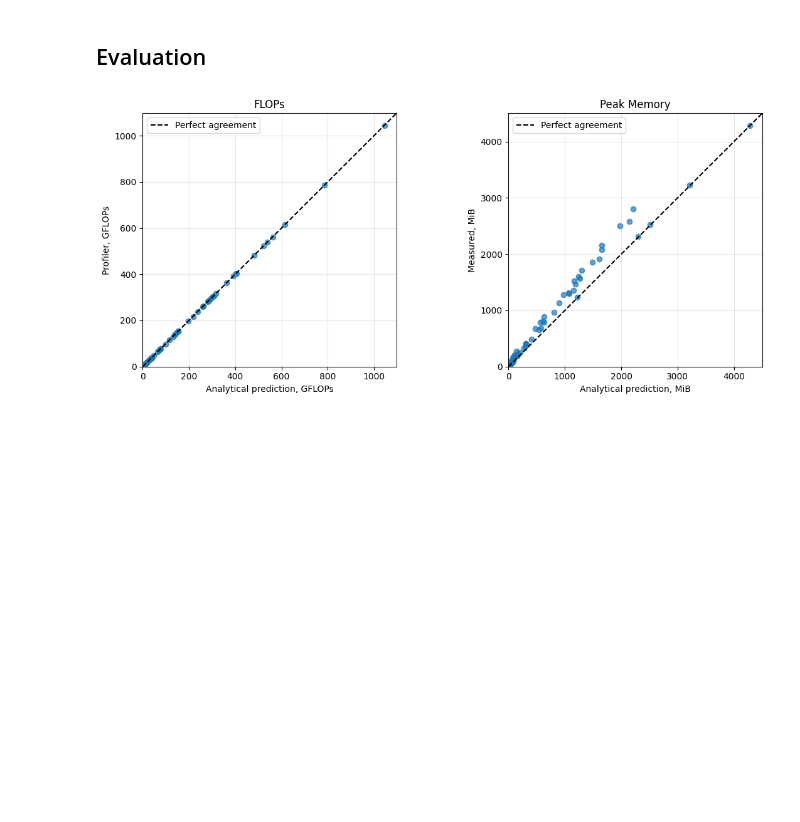
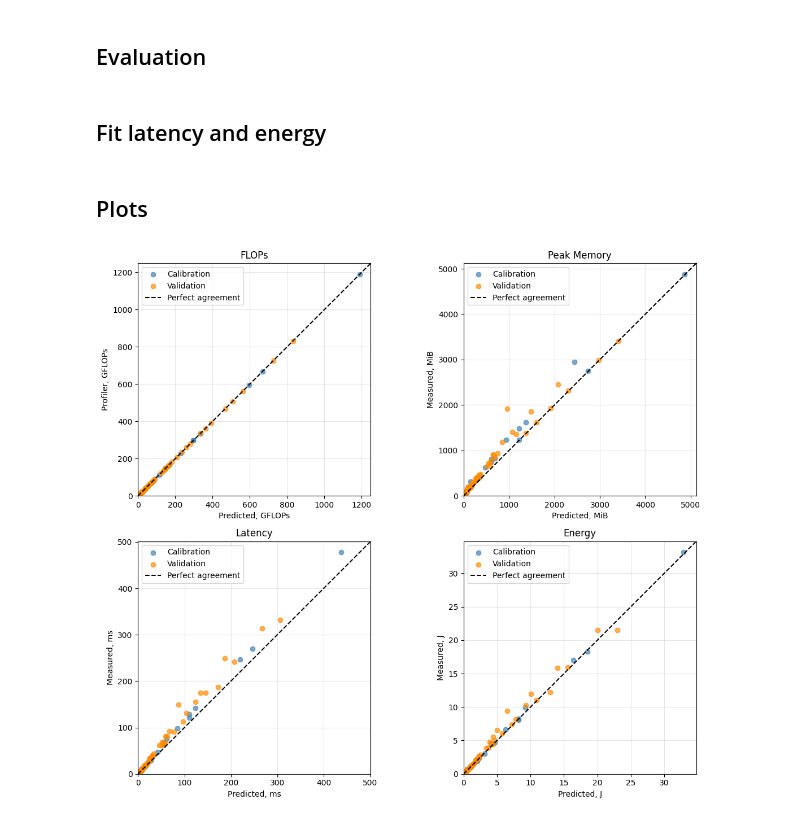
Before and after one commit to boboxa2010/efficient-nn-hw1, a Jupyter notebook: measure.ipynb, the cells around one changed output. Saved outputs shown, nothing was run; the diff lists cells and outputs as text; code cells hidden in the pictures; blank space fills up the shorter version.

Commit message:
add latency and enegry, report + linter

```diff
--- a/measure.ipynb
+++ b/measure.ipynb
@@ -1,5 +3,6 @@
 # %%
 import gc
+import time
 
 import numpy as np
 import pandas as pd
@@ -8,7 +11,8 @@ from torch.profiler import profile, ProfilerActivity
 from tqdm.auto import tqdm
 
 from models import get_model
-from equations import flops, memory
+from equations import flops, memory, bytes_moved, latency, energy
+from calibrate import fit_latency, fit_energy
 
 torch.backends.cudnn.benchmark = False
 torch.backends.cudnn.allow_tf32 = False
@@ -17,6 +21,11 @@ torch.backends.cuda.matmul.allow_tf32 = False
 torch.manual_seed(42)
 rng = np.random.default_rng(42)
 
+import pynvml
+
+pynvml.nvmlInit()
+handle = pynvml.nvmlDeviceGetHandleByIndex(0)
+
 device = torch.device("cuda:0")
 model = get_model().to(device=device, dtype=torch.float32).eval()
 # %% [markdown]
@@ -37,7 +46,7 @@ B_rand = rng.choice(
 
 grid = [
     (s, b)
-    for s in sorted(B + S_rand)
+    for s in sorted(S + S_rand)
     for b in sorted(B + B_rand)
 ]
 # %% [markdown]
@@ -107,3 +157,5 @@ for s, b in tqdm(grid):
 
     gc.collect()
     torch.cuda.empty_cache()
+# %% [markdown]
+## Fit latency and energy
@@ -110,34 +197,53 @@ for s, b in tqdm(grid):
+# %% [markdown]
+## Plots
 # %%
 import matplotlib.pyplot as plt
 
-fig, axes = plt.subplots(1, 2, figsize=(12, 5))
-results = pd.DataFrame(rows)
+fig, axes = plt.subplots(2, 2, figsize=(12, 10))
 
 plots = [
     ("flops", "flops_profiler", 1e9, "FLOPs", "GFLOPs"),
     ("memory_pred", "memory", 2**20, "Peak Memory", "MiB"),
+    ("latency_pred", "latency", 1e-3, "Latency", "ms"),
+    ("energy_pred", "energy", 1, "Energy", "J"),
 ]
 
-for ax, (pred, measured, scale, title, unit) in zip(axes, plots):
-    data = results[[pred, measured]].dropna()
-    x = data[pred] / scale
-    y = data[measured] / scale
+for ax, (pred, measured, scale, title, unit) in zip(axes.flat, plots):
+    points = (
+        results[[pred, measured, "is_validation"]]
+        .replace([np.inf, -np.inf], np.nan)
+        .dropna()
+    )
 
-    ax.scatter(x, y, alpha=0.7)
+    for validation, label, color in [
+        (False, "Calibration", "steelblue"),
+        (True, "Validation", "darkorange"),
+    ]:
+        subset = points[points["is_validation"] == validation]
 
-    limit = max(x.max(), y.max()) * 1.05
-    ax.plot([0, limit], [0, limit], "k--", label="Perfect agreement")
-    ax.set_xlim(0, limit)
-    ax.set_ylim(0, limit)
-    ax.set_aspect("equal", adjustable="box")
+        ax.scatter(
+            subset[pred] / scale,
+            subset[measured] / scale,
+            color=color,
+            label=label,
+            alpha=0.7,
+        )
+
+    if not points.empty:
+        limit = max(points[pred].max(), points[measured].max()) / scale * 1.05
+        ax.plot([0, limit], [0, limit], "k--", label="Perfect agreement")
+        ax.set_xlim(0, limit)
+        ax.set_ylim(0, limit)
 
     ax.set_title(title)
-    ax.set_xlabel(f"Analytical prediction, {unit}")
-    ax.set_ylabel(f"Profiler, {unit}" if pred == "flops" else f"Measured, {unit}")
+    ax.set_xlabel(f"Predicted, {unit}")
+    ax.set_ylabel(
+        f"Profiler, {unit}" if pred == "flops" else f"Measured, {unit}"
+    )
+    ax.set_aspect("equal", adjustable="box")
     ax.grid(alpha=0.3)
     ax.legend()
 
 plt.tight_layout()
-plt.show()
 # %% [output]
-[figure, old version]
+[figure, new version]
```
Also changed, not shown: parts of 5 cells of this notebook, 4 other files.
